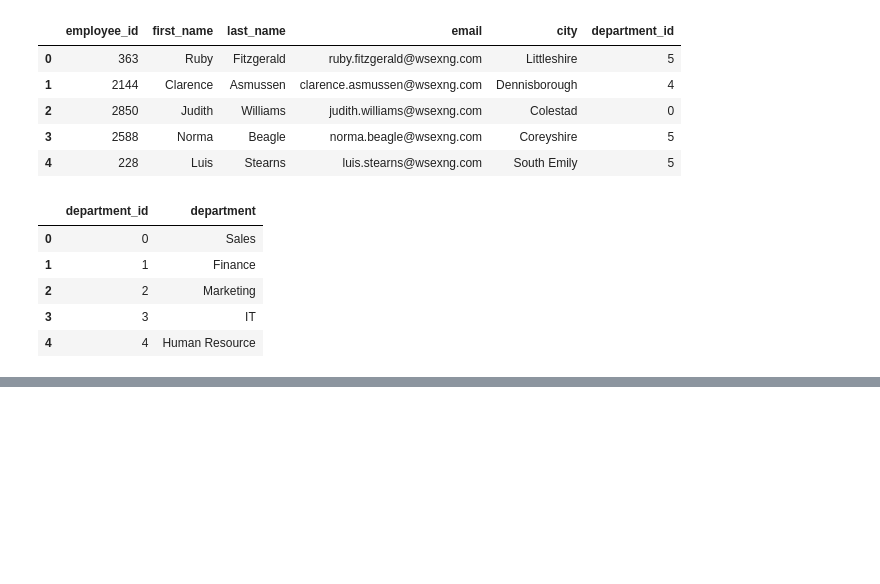
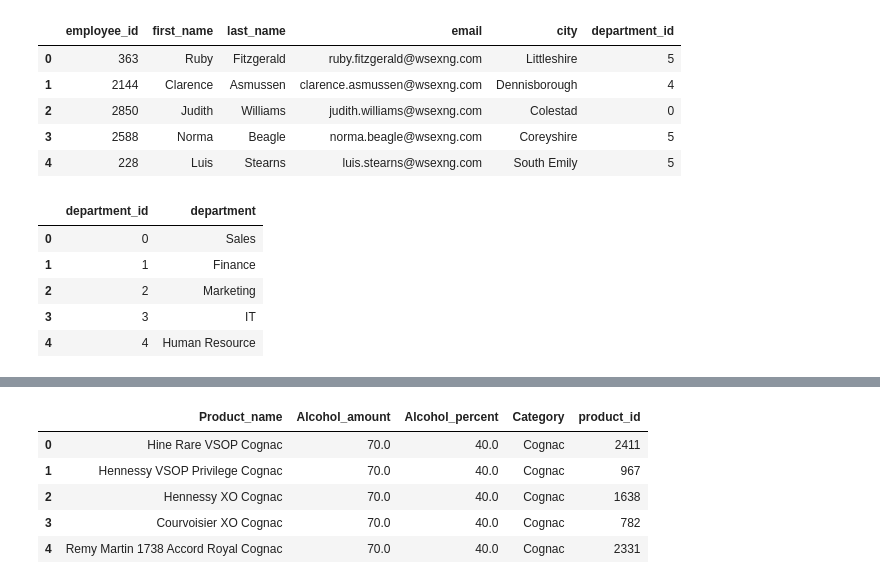
Before and after one commit to jbassie/ETL-PROJECT, a Jupyter notebook: Generating_data.ipynb, the cells around one changed output, grey strips where cells are left out. Drawn from its saved outputs; the diff is of its cells as text; code cells hidden in the pictures; blank space fills up the shorter version.

```diff
--- a/Generating_data.ipynb
+++ b/Generating_data.ipynb
@@ -395,0 +405,11 @@ department_df.head()
+# %%
+product_df.drop(columns = 'Price', inplace = True)
+# %%
+product_df.head()
+# %% [output]
+|  | Product_name | Alcohol_amount | Alcohol_percent | Category | product_id |
+| 0 | Hine Rare VSOP Cognac | 70.0 | 40.0 | Cognac | 2411 |
+| 1 | Hennessy VSOP Privilege Cognac | 70.0 | 40.0 | Cognac | 967 |
+| 2 | Hennessy XO Cognac | 70.0 | 40.0 | Cognac | 1638 |
+| 3 | Courvoisier XO Cognac | 70.0 | 40.0 | Cognac | 782 |
+| 4 | Remy Martin 1738 Accord Royal Cognac | 70.0 | 40.0 | Cognac | 2331 |
```
Also changed, not shown: parts of 1 cell of this notebook.
